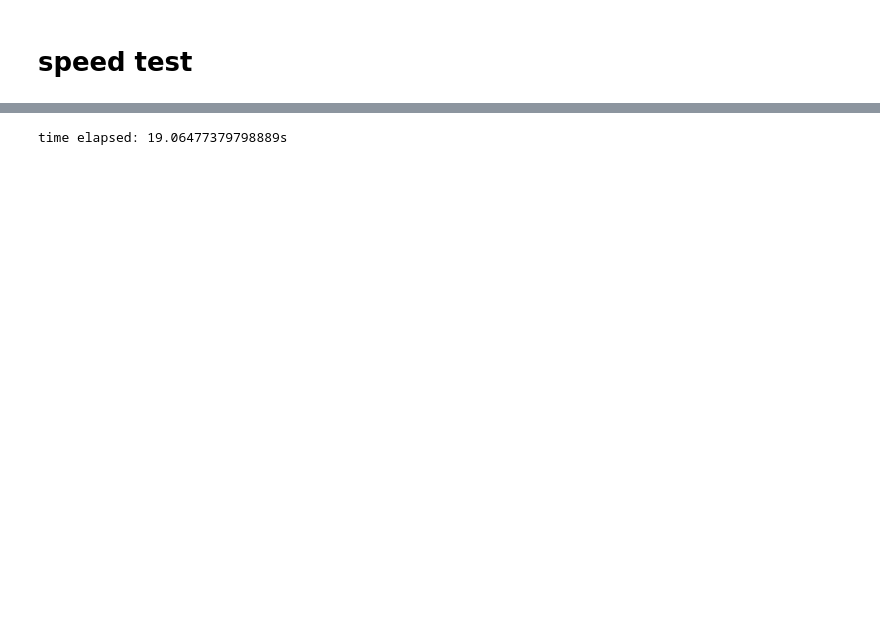
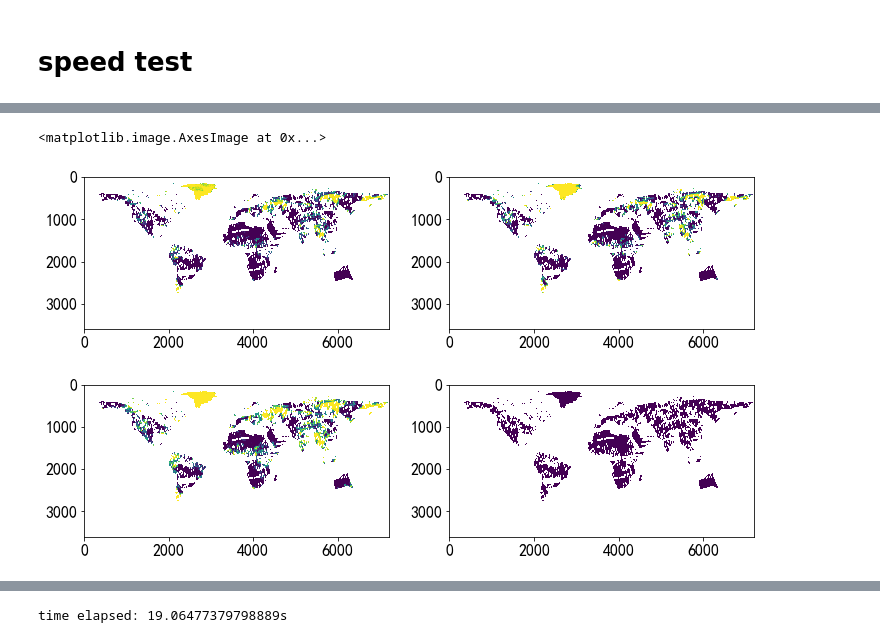
Before and after one commit to vysitu/avhrr_tools, a Jupyter notebook: fire/1_mask.ipynb, the cells around one changed output, grey strips where cells are left out. Drawn from its saved outputs; the diff is of its cells as text; code cells hidden in the pictures; blank space fills up the shorter version.

```diff
--- a/fire/1_mask.ipynb
+++ b/fire/1_mask.ipynb
@@ -187,0 +190,8 @@ end = time.time()
+# %%
+fig, ax = plt.subplots(2, 2)
+ax = ax.flatten()
+ax[0].imshow(cond1); ax[1].imshow(cond2)
+ax[2].imshow(cond3); ax[3].imshow(cond4)
+# %% [output]
+<matplotlib.image.AxesImage at 0x...>
+[figure, added]
```
Also changed, not shown: parts of 5 cells of this notebook, 3 other files.
